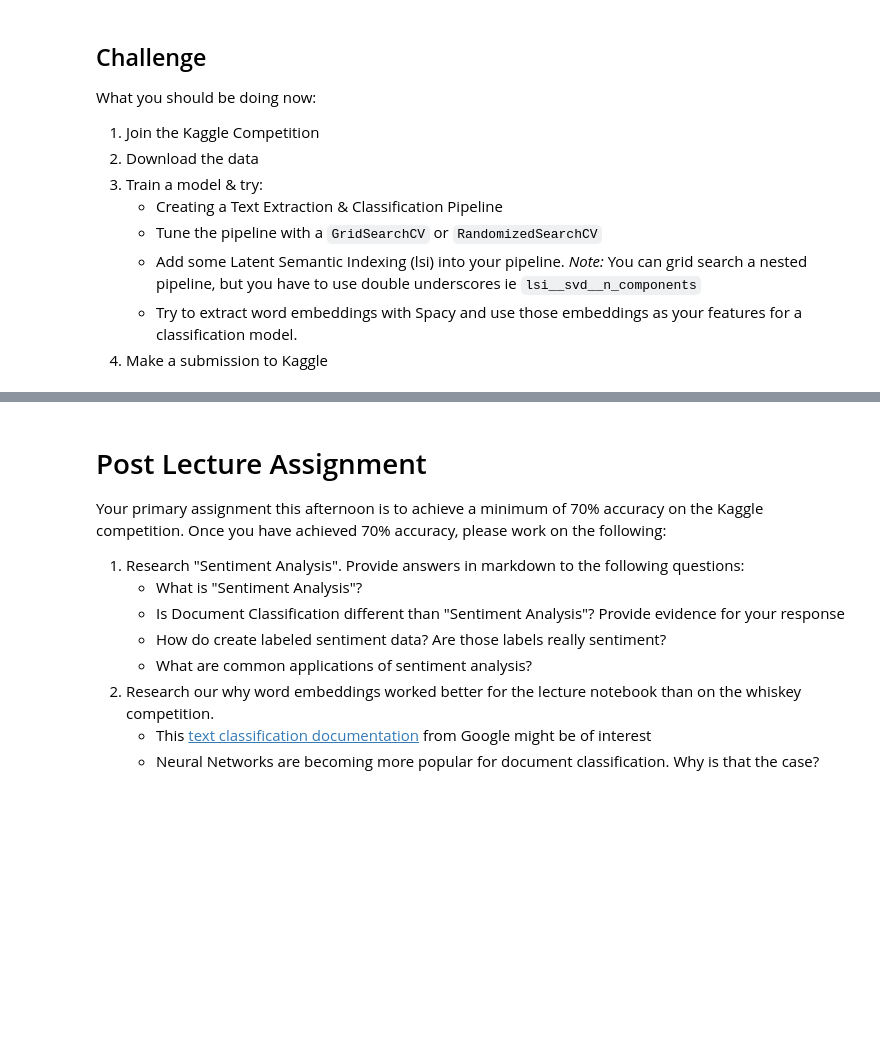
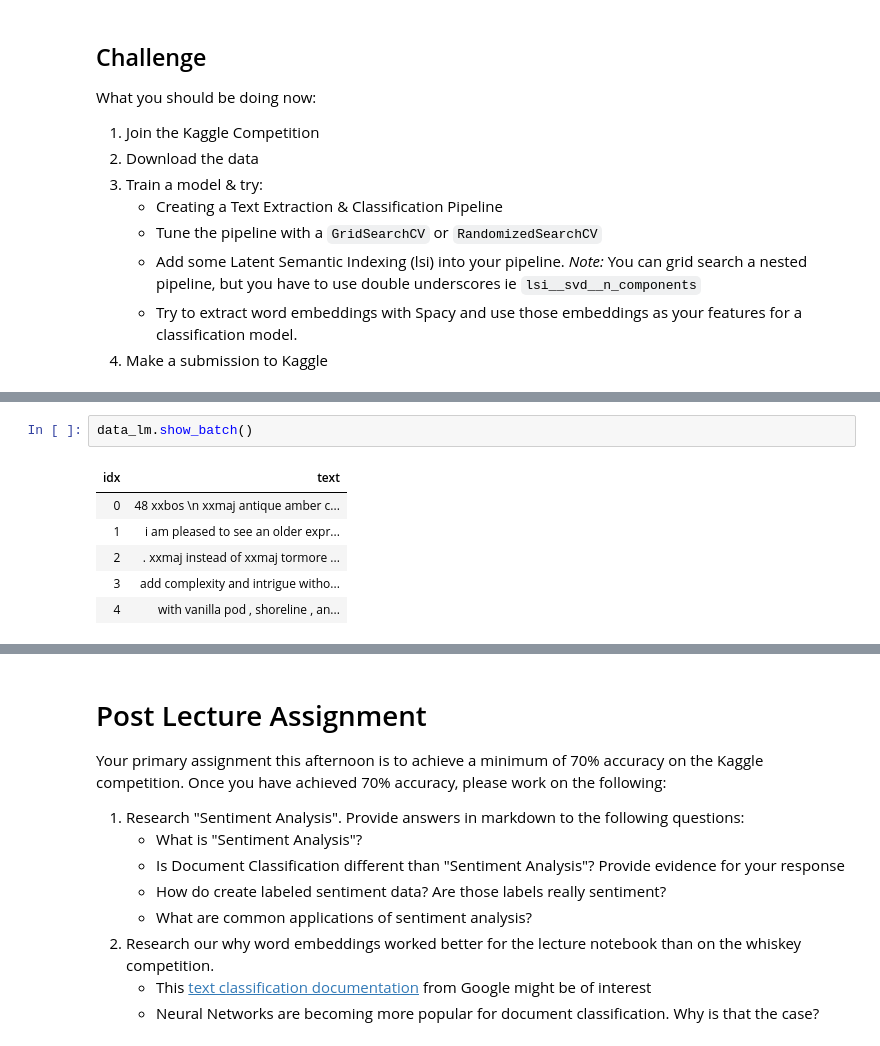
Before and after one commit to oferbaharav/DS-Unit-4-Sprint-1-NLP, a Jupyter notebook: module3-document-classification/LS_DSPT3_413_Document_Classification_Assignment.ipynb, the cells around one changed output, grey strips where cells are left out. Drawn from its saved outputs; the diff is of its cells as text; blank space fills up the shorter version.

```diff
--- a/module3-document-classification/LS_DSPT3_413_Document_Classification_Assignment.ipynb
+++ b/module3-document-classification/LS_DSPT3_413_Document_Classification_Assignment.ipynb
@@ -415,0 +480,9 @@ What you should be doing now:
+# %%
+data_lm.show_batch()
+# %% [output]
+| idx | text |
+| 0 | 48 xxbos \n xxmaj antique amber c... |
+| 1 | i am pleased to see an older expr... |
+| 2 | . xxmaj instead of xxmaj tormore ... |
+| 3 | add complexity and intrigue witho... |
+| 4 | with vanilla pod , shoreline , an... |
```
Also changed, not shown: parts of 38 cells of this notebook, 2 other files.
